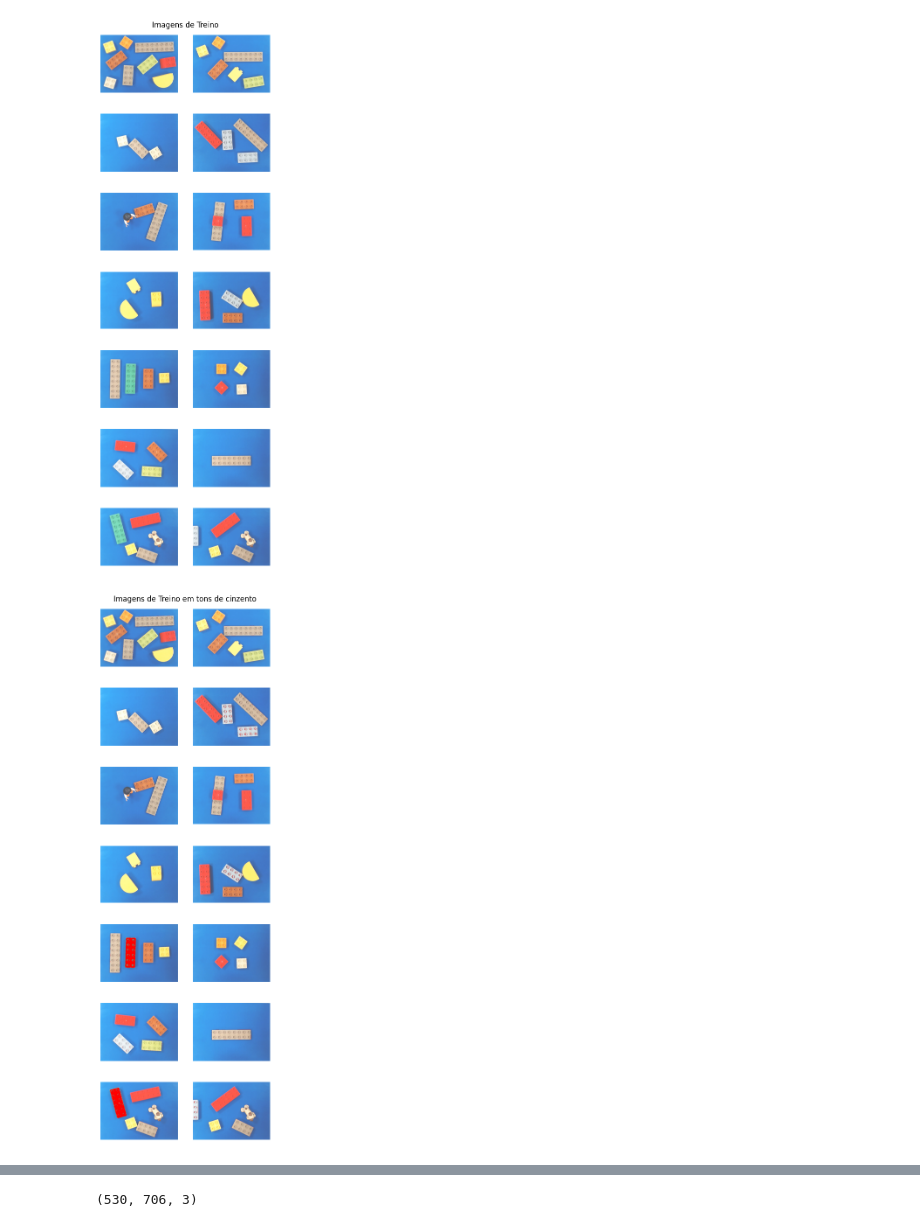
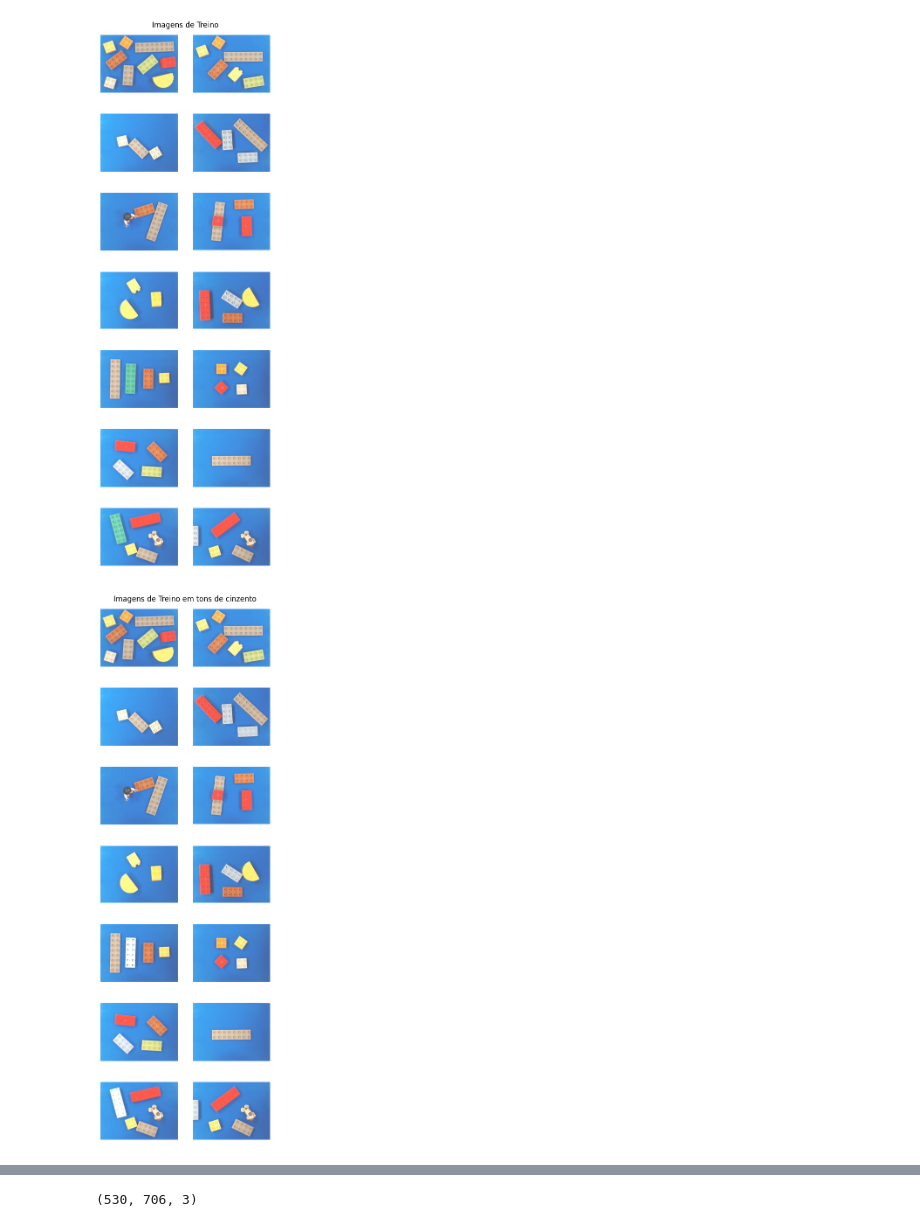
Before and after one commit to LPSD18/PIV, a Jupyter notebook: TP1/PIV_TP1_48328_48168.ipynb, the cells around one changed output, grey strips where cells are left out. Cells and saved outputs as stored; diff of their text form; code cells hidden in the pictures.

```diff
--- a/TP1/PIV_TP1_48328_48168.ipynb
+++ b/TP1/PIV_TP1_48328_48168.ipynb
@@ -180,35 +180,35 @@ for color in images:
     lower_green = np.array([70, 170, 150])  # Narrower lower bound for green
     upper_green = np.array([180, 240, 210])  # Narrower upper bound for green
 
     # Criar uma máscara que isola o fundo azul
     mask = cv2.inRange(color, lower_green, upper_green)
 
     # Inverter a máscara para obter as peças (onde o fundo será removido)
     red_piece = np.zeros_like(color)
-    red_piece[:] = [255, 0, 0]  # Set the entire image to red
+    red_piece[:] = [255, 255, 255]  # Set the entire image to red
 
     # Use the mask to replace the green piece with red while keeping the rest unchanged
     result = np.copy(color)
     result[mask != 0] = red_piece[mask != 0]
 
     # Convert back to BGR for consistent display with OpenCV
     result_bgr = cv2.cvtColor(result, cv2.COLOR_RGB2BGR)
 
     backImages.append(result_bgr)
 
 #Representação das imagens de treino
 plt.figure(figsize=(5,16))
 plt.title("Imagens de Treino em tons de cinzento")
 plt.axis('off')
 
 for i, image in enumerate(backImages):
     plt.subplot(7, 2, i+1)  # 7 linhas, 2 colunas
     plt.imshow(cv2.cvtColor(image, cv2.COLOR_RGB2BGR))
     plt.axis('off')
 
 plt.show()
 # %% [output]
-[figure, old version]
+[figure, new version]
 # %%
 grayscale_images = []
 
```
Also changed, not shown: parts of 4 cells of this notebook, 15 other files.
